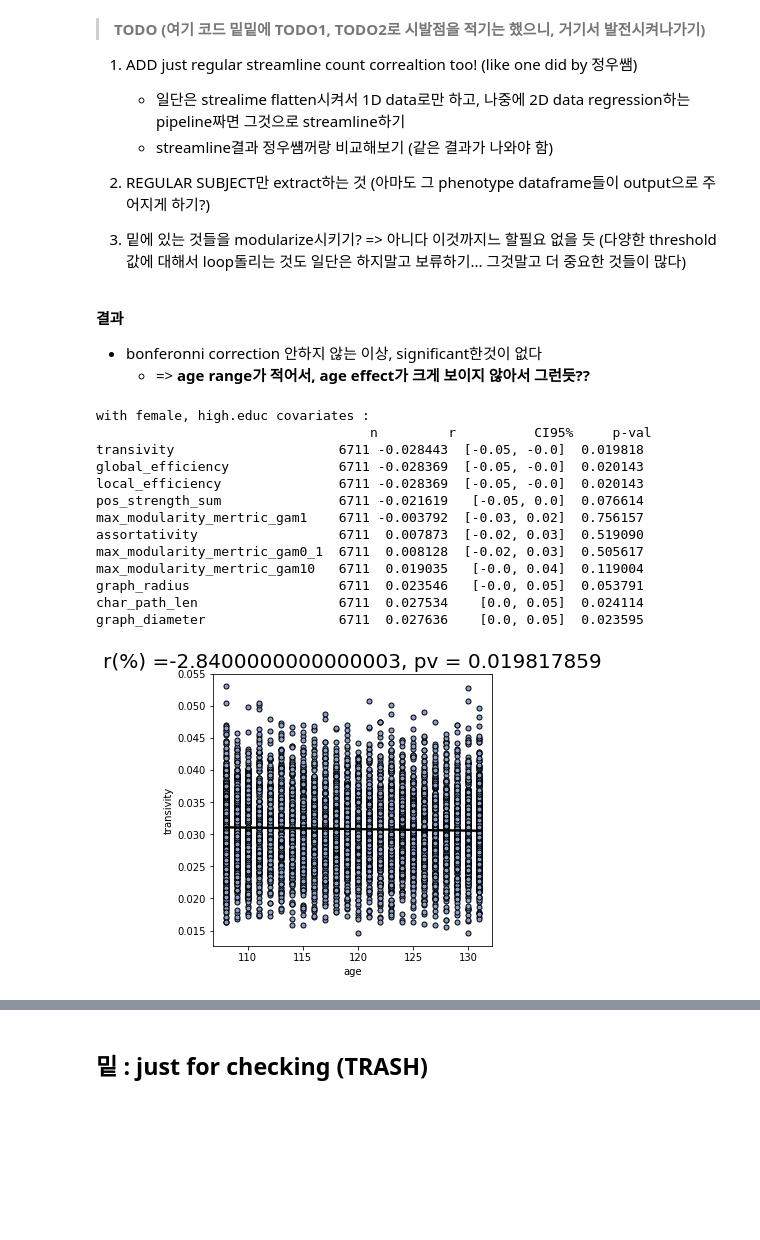
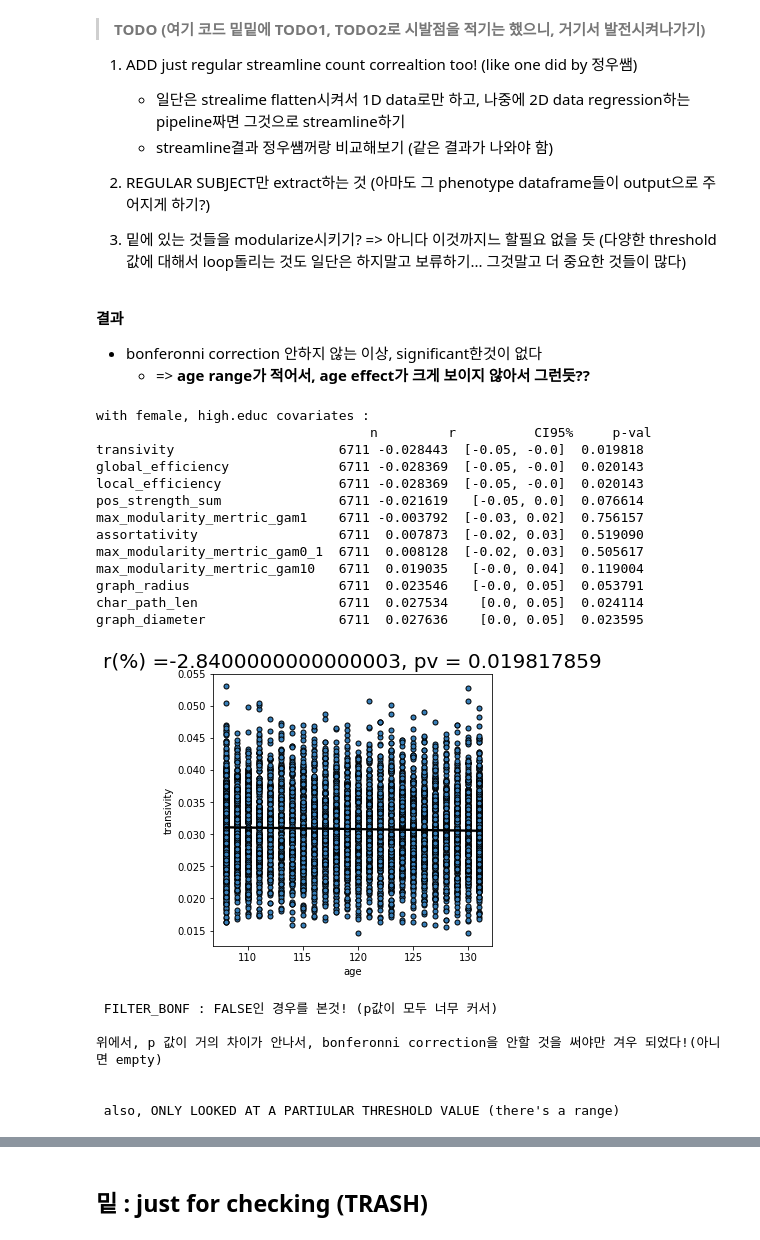
Before and after one commit to Transconnectome/TVB, a Jupyter notebook: Brain_Connectivity/TVB_version.ipynb, the cells around one changed output, grey strips where cells are left out. Drawn from its saved outputs; the diff is of its cells as text; code cells hidden in the pictures; blank space fills up the shorter version.

Commit message:
before changing meta.py

```diff
--- a/Brain_Connectivity/TVB_version.ipynb
+++ b/Brain_Connectivity/TVB_version.ipynb
@@ -429,62 +444,40 @@ https://pingouin-stats.org/generated/pingouin.rcorr.html#pingouin.rcorr
 # %%
-from utils import analysis
-from utils.analysis import plot
-##############THESE PARTS : 다른 module의 METHOD로 넣어야 함############
-"""
-이 단계에서, extractino code를 load_data.py에 만들기
-=> 다른 사람들이 쓸 수 도 있으니, 잘 쓰기!
-"""
-#loading NIH data (has metadata + NIH toolbox results + other)
-nih_total = pd.read_csv('/storage/bigdata/ABCD/TVB/demo.nih.cbcl.els.11875.csv', index_col=0)
-
-#extracting some data from nih_total
-nih_only = nih_total.loc[:, :'nihtbx_picvocab_uncorrected'].dropna()
-meta_data = nih_total.iloc[:, -11:].dropna() #이거는 나중에 `load_metadata`인가 그 모듈을 가져오기
-#print(meta_data.columns,'\n', nih_total.columns)
-####################################################################
-
-
+##scalar bct meausres보기 (for a particular threshold value)
 
 sample_data = pd.read_csv("/storage/bigdata/ABCD/TVB/BCT_results/SC_ses_2/scalar_results_threshold_0.2.csv", index_col = 0)
 #use the correct boneronni correction n value, especially if we're doing mulitple people!
 n = len(sample_data.columns)*(40-14) #라고 해야할듯? #nubmer of thresholds used #근데 뒤에 이거는 안해도 될듯
 
 ###### WITH covariates into consideration
 covariances = meta_data[['female', "high.educ"]] #즉, covariates들은 pandas dataframe형태로 넣어야함!
-second_corr_result = analysis.stat.grouped_corr(data = sample_data, y = meta_data['age'],filter_bonf=False, covar = covariances)
+bct_scalar_corr_result = analysis.stat.grouped_corr(data = sample_data, y = meta_data['age'], filter_bonf = False, covar = covariances)
 #third_corr_redsult = aparc_con 에 대해서 한것 여기다가 넣기 (module까지 만들 필요 없다)
-print("with female, high.educ covariates :\n", second_corr_result)
+print("with female, high.educ covariates :\n", bct_scalar_corr_result)
 
-##위에서, p 값이 거의 차이가 안나서, bonferonni correction을 안할 것을 써야만 겨우 되었다!(아니면 empty)
+plot.lin_reg_plot(sample_data, meta_data, x="age", y="transivity", corr_result=bct_scalar_corr_result)
+
+#####꼭 참조하기!!!####
+print("\n\n FILTER_BONF : FALSE인 경우를 본것! (p값이 모두 너무 커서)")
+print("\n위에서, p 값이 거의 차이가 안나서, bonferonni correction을 안할 것을 써야만 겨우 되었다!(아니면 empty)")
+print("\n\n also, ONLY LOOKED AT A PARTIULAR THRESHOLD VALUE (there's a range)")
 # %% [output]
 with female, high.educ covariates :
                                    n         r          CI95%     p-val
 transivity                     6711 -0.028443  [-0.05, -0.0]  0.019818
 global_efficiency              6711 -0.028369  [-0.05, -0.0]  0.020143
 local_efficiency               6711 -0.028369  [-0.05, -0.0]  0.020143
 pos_strength_sum               6711 -0.021619   [-0.05, 0.0]  0.076614
 max_modularity_mertric_gam1    6711 -0.003792  [-0.03, 0.02]  0.756157
 assortativity                  6711  0.007873  [-0.02, 0.03]  0.519090
 max_modularity_mertric_gam0_1  6711  0.008128  [-0.02, 0.03]  0.505617
 max_modularity_mertric_gam10   6711  0.019035   [-0.0, 0.04]  0.119004
 graph_radius                   6711  0.023546   [-0.0, 0.05]  0.053791
 char_path_len                  6711  0.027534    [0.0, 0.05]  0.024114
 graph_diameter                 6711  0.027636    [0.0, 0.05]  0.023595
+[figure, added]
+ FILTER_BONF : FALSE인 경우를 본것! (p값이 모두 너무 커서)
+
+위에서, p 값이 거의 차이가 안나서, bonferonni correction을 안할 것을 써야만 겨우 되었다!(아니면 empty)
+
+
+ also, ONLY LOOKED AT A PARTIULAR THRESHOLD VALUE (there's a range)
-# %%
-###plotting the biggest influencer, transivity
-
-##inputs (이것까지 modularize하지는 말자)
-r_corr_sex     = second_corr_result["r"][0]
-p_corr_sex     = second_corr_result["p-val"][0]
-
-
-f,ax = plt.subplots(figsize=(5,5))
-palette  = sns.color_palette("Set2", 12)
-
-combined = pd.concat([sample_data, meta_data], join = 'inner', axis = 1)
-
-sns.regplot(x="age", y="transivity", data=combined,scatter_kws={"s":25,"edgecolor":'k','alpha':1},line_kws={"color":'k'},color=palette[10])
-ax.set_title(f'r(%) ={r_corr_sex.round(4)*100}, pv = {p_corr_sex.round(9)}',fontsize=20);
-# ax.set_title(r'$\rho(\%) =-45.3$, $p \leq 0.001$',fontsize=font_size);
-# %% [output]
-[figure, removed]
```
Also changed, not shown: parts of 29 cells of this notebook, 1 other file.
